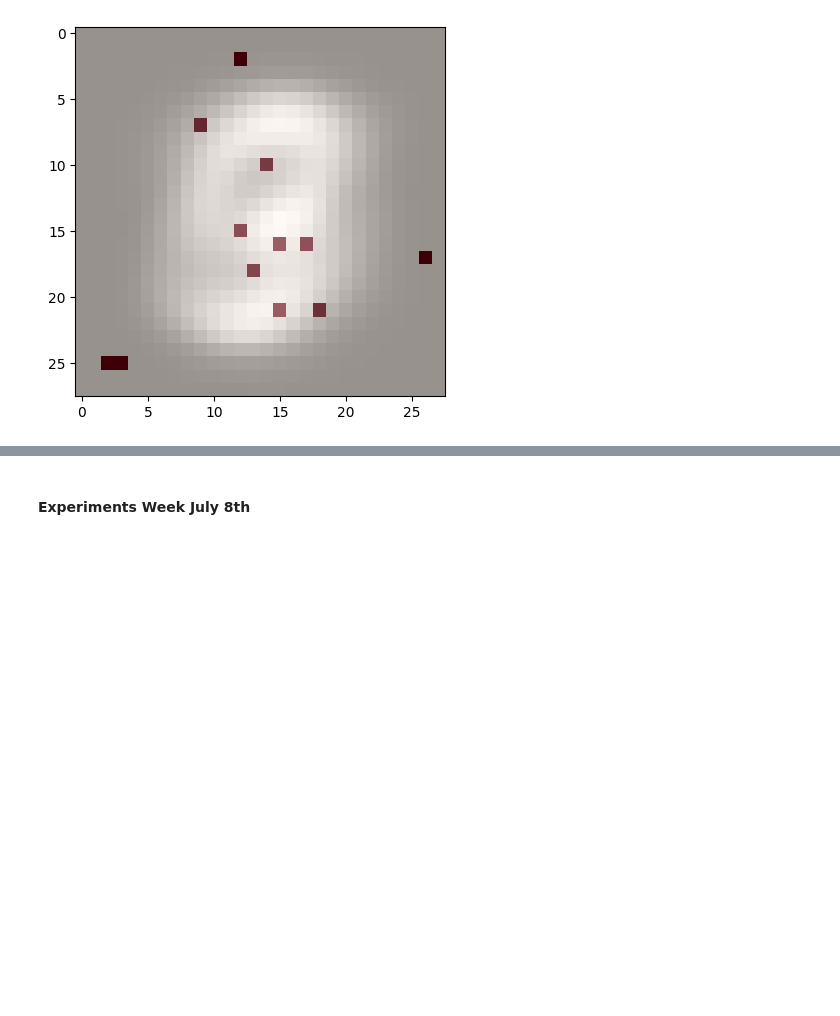
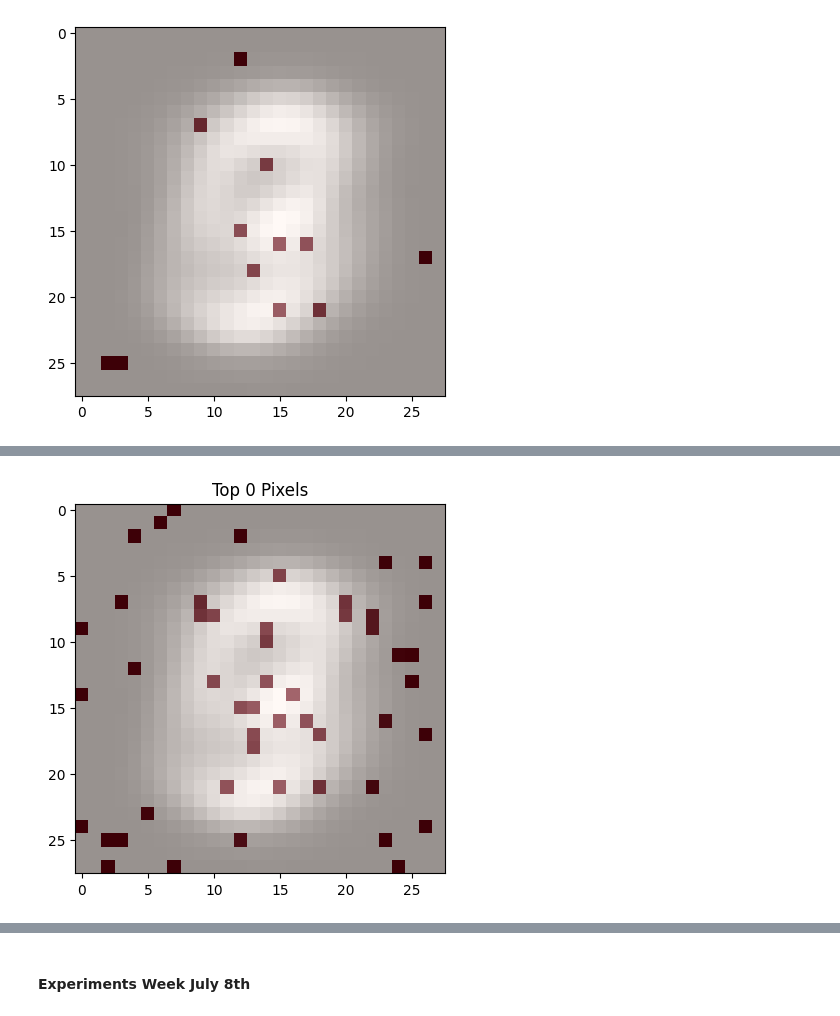
Before and after one commit to ilaibachrach/shadow, a Jupyter notebook: deepnote/Thesis/shadow-test.ipynb, the cells around one changed output, grey strips where cells are left out. Saved outputs shown, nothing was run; the diff lists cells and outputs as text; code cells hidden in the pictures; blank space fills up the shorter version.

```diff
--- a/deepnote/Thesis/shadow-test.ipynb
+++ b/deepnote/Thesis/shadow-test.ipynb
@@ -1836,2 +1868,0 @@ pixel_importance_df
-# %%
-pixel_accuracy_dict = pixel_importance_df.set_index('pixel_id')['acc'].to_dict()
@@ -1939,3 +1902,46 @@ plt.imshow(mask, cmap='Reds', alpha=0.6)
 plt.show()
 # %% [output]
 [figure]
+# %%
+# Assuming 'pixel_importance_df' is already calculated and available
+
+# Get the indices of the top 300 important pixels
+top_300_pixels = pixel_importance_df['importance'].nlargest(50).index
+
+# Number of frames in the GIF
+num_frames = 51
+
+# Create a figure and axes
+fig, ax = plt.subplots()
+
+# Initialize an empty image
+image = np.zeros((28, 28))
+images_digit_1 = X_nump#[y == 2]
+
+# Compute the average of these images
+average_image = images_digit_1.mean(axis=0)
+
+# Create a mask for the top pixels
+mask = np.zeros((28, 28))
+# Function to update the image for each frame
+
+def animate(i):
+
+    # Select the top i pixels
+    top_pixels = top_300_pixels[:i]
+    mask[np.unravel_index(top_pixels, mask.shape)] = 1
+
+    # Plot the average image
+    ax.imshow(average_image, cmap='gray')
+
+    # Overlay the top pixels
+    ax.imshow(mask, cmap='Reds', alpha=0.6)
+
+    ax.set_title(f"Top {i} Pixels")
+
+# Create the animation
+ani = animation.FuncAnimation(fig, animate, frames=num_frames, interval=400)
+
+# Convert the animation to HTML5 video for display in Colab
+HTML(ani.to_html5_video())
+# %% [output]
@@ -1942,3 +1949,4 @@ plt.show()
+[figure, added]
 # %%
 pixel_importance_df2 = pd.read_csv('/content/pixel_importance_2.csv')
 pixel_importance_df2["importance"] = 1-pixel_importance_df2["acc"]
```
Also changed, not shown: parts of 28 cells of this notebook.
